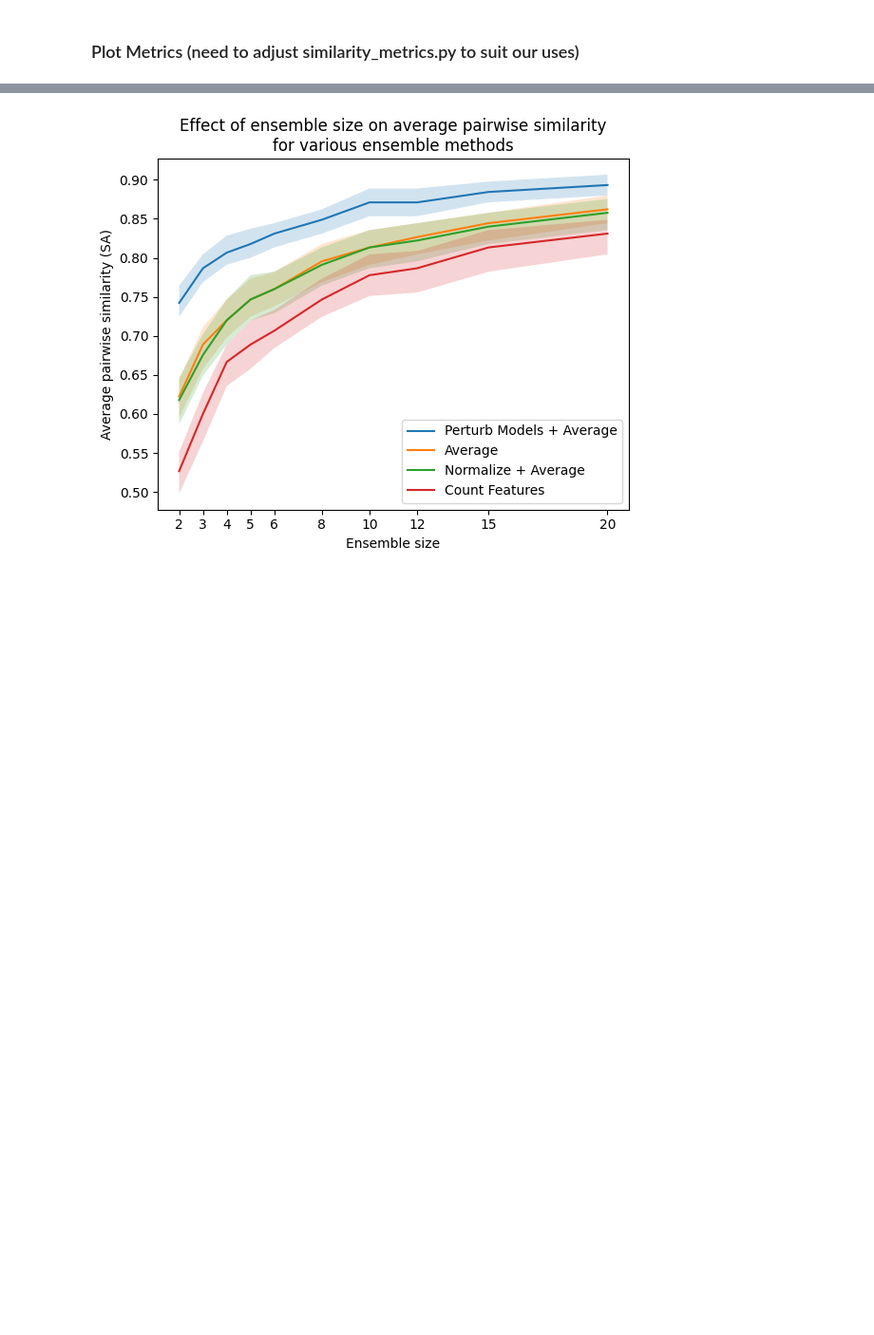
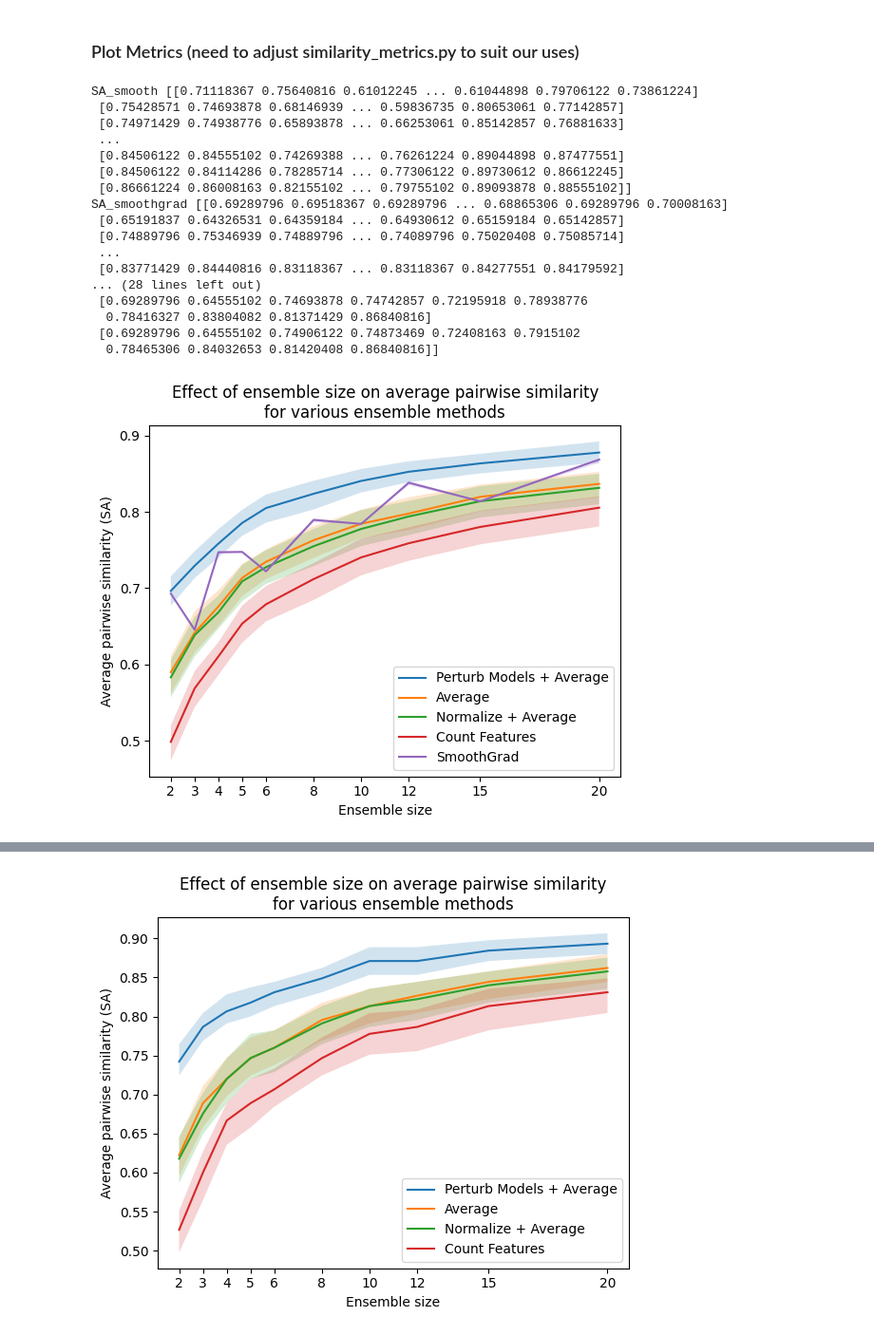
Before and after one commit to nicole-hjlin/harvard_cs282_ptg, a Jupyter notebook: ptg/tutorial.ipynb, the cells around one changed output, grey strips where cells are left out. Shown at 95% size. Drawn from its saved outputs; the diff is of its cells as text; code cells hidden in the pictures; blank space fills up the shorter version.

```diff
--- a/ptg/tutorial.ipynb
+++ b/ptg/tutorial.ipynb
@@ -178 +211,38 @@ for i in tqdm(range(len(ensemble_sizes))):
+# %%
+
+print("SA_smooth", SA_smooth)
+print("SA_smoothgrad", SA_smoothgrad)
+
+titles = ['Perturb Models + Average', 'Average', 'Normalize + Average', 'Count Features', 'SmoothGrad']
+for i, metric in enumerate([SA_smooth, SA_avg, SA_norm_avg, SA, SA_smoothgrad]):
+    # Error bars represent different inputs
+    q = np.quantile(metric, [0.4, 0.5, 0.6], axis=1)
+    print("Q?", q)
+    plt.plot(ensemble_sizes, q[1], label=titles[i])  # plot 50% quantile
+    plt.fill_between(ensemble_sizes, q[0], q[2], alpha=0.2)  # fill between 25% and 75% quantiles
+plt.xlabel('Ensemble size')
+plt.xticks(ensemble_sizes)
+plt.ylabel('Average pairwise similarity (SA)')
+plt.title('Effect of ensemble size on average pairwise similarity\nfor various ensemble methods')
+plt.legend()
+plt.show()
+# %% [output]
+SA_smooth [[0.71118367 0.75640816 0.61012245 ... 0.61044898 0.79706122 0.73861224]
+ [0.75428571 0.74693878 0.68146939 ... 0.59836735 0.80653061 0.77142857]
+ [0.74971429 0.74938776 0.65893878 ... 0.66253061 0.85142857 0.76881633]
+ ...
+ [0.84506122 0.84555102 0.74269388 ... 0.76261224 0.89044898 0.87477551]
+ [0.84506122 0.84114286 0.78285714 ... 0.77306122 0.89730612 0.86612245]
+ [0.86661224 0.86008163 0.82155102 ... 0.79755102 0.89093878 0.88555102]]
+SA_smoothgrad [[0.69289796 0.69518367 0.69289796 ... 0.68865306 0.69289796 0.70008163]
+ [0.65191837 0.64326531 0.64359184 ... 0.64930612 0.65159184 0.65142857]
+ [0.74889796 0.75346939 0.74889796 ... 0.74089796 0.75020408 0.75085714]
+ ...
+ [0.83771429 0.84440816 0.83118367 ... 0.83118367 0.84277551 0.84179592]
+... (28 lines left out)
+ [0.69289796 0.64555102 0.74693878 0.74742857 0.72195918 0.78938776
+  0.78416327 0.83804082 0.81371429 0.86840816]
+ [0.69289796 0.64555102 0.74906122 0.74873469 0.72408163 0.7915102
+  0.78465306 0.84032653 0.81420408 0.86840816]]
+[figure, added]
 # %%
```
Also changed, not shown: parts of 4 cells of this notebook.
